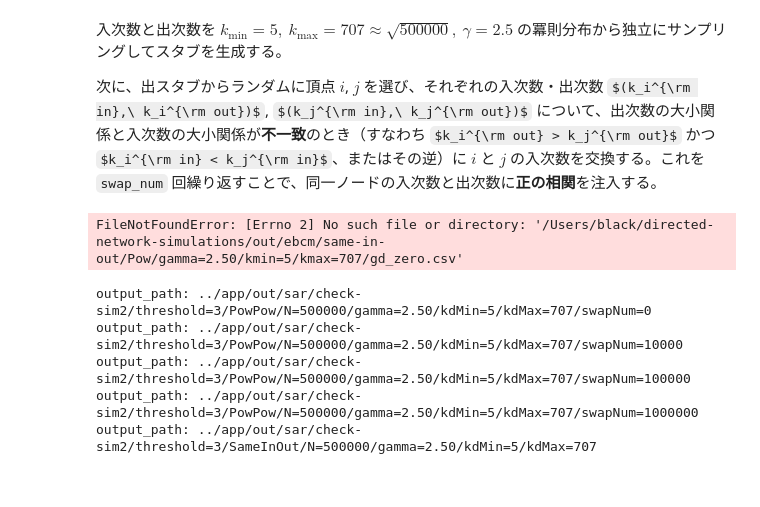
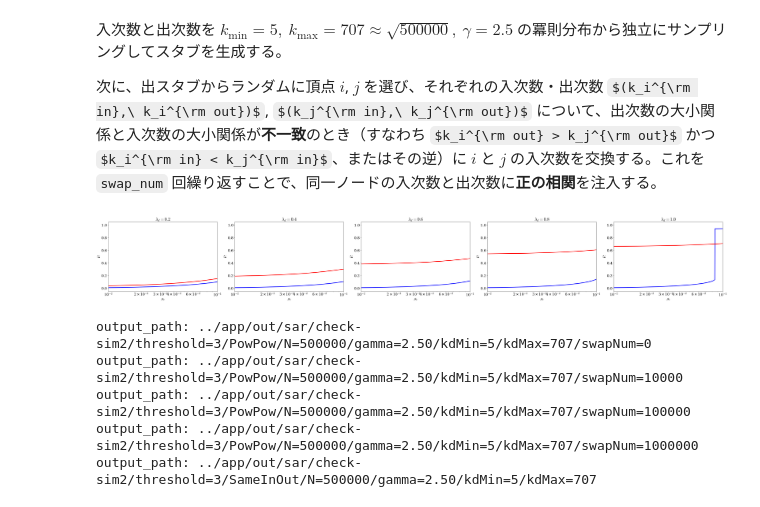
Before and after one commit to Kojirouuuu/directed-network-simulations, a Jupyter notebook: notebooks/directed-ebcm.ipynb, the cells around one changed output. Drawn from its saved outputs; the diff is of its cells as text; code cells hidden in the pictures; some formulas as TeX source.

```diff
--- a/notebooks/directed-ebcm.ipynb
+++ b/notebooks/directed-ebcm.ipynb
@@ -347,11 +354,38 @@ plt.show()
 pi_type = "Pow"
 same_in_out_dir = os.path.abspath(os.path.join("..", "out", "ebcm", "same-in-out"))
 # same_in_out_dir = os.path.abspath(os.path.join("..", "out", "ebcm", "pos-comparison", "same-in-out"))
-same_in_out_path = os.path.join(same_in_out_dir, f"{pi_type}", f"gamma={gamma:.2f}", f"kmin={kmin}", f"kmax={707}")
+same_in_out_path = os.path.join(same_in_out_dir, f"{pi_type}", f"gamma={gamma:.2f}", f"kmin={kmin}", f"kmax={kmax}")
 same_in_out_g = pd.read_csv(os.path.join(same_in_out_path, "gd_zero.csv"))
 same_in_out_g = same_in_out_g.set_index(["T", "rho0", "lambda_d", "mu"]).to_xarray()
-# %% [output]
-FileNotFoundError: [Errno 2] No such file or directory: '/Users/black/directed-network-simulations/out/ebcm/same-in-out/Pow/gamma=2.50/kmin=5/kmax=707/gd_zero.csv'
+# %%
+show_lambda_d_list = [0.2, 0.4, 0.6, 0.8, 1.0]
+fig, axes = plt.subplots(1, len(show_lambda_d_list), figsize=(9*len(show_lambda_d_list), 6), constrained_layout=True)
+
+for lambda_d_idx, cur_lambda_d in enumerate(show_lambda_d_list):
+    ax = axes[lambda_d_idx]
+
+    y = g["R"].sel(lambda_d=cur_lambda_d).sel(T=show_T).squeeze()
+    ax.plot(
+        y["rho0"], y,
+        linestyle="-", linewidth=3.0, color="blue"
+    )
+
+    y = same_in_out_g["R"].sel(lambda_d=cur_lambda_d).sel(T=show_T).squeeze()
+    ax.plot(
+        y["rho0"], y,
+        linestyle="-", linewidth=3.0, color="red"
+    )
+
+    ax.set_xlabel(rf"$\rho_0$")
+    ax.set_ylabel(rf"$R$")
+    ax.set_title(rf"$\lambda_d={cur_lambda_d}$")
+    ax.set_xscale("log")
+    # ax[1].grid(linestyle="-", alpha=0.3)
+    ax.set_xlim(1e-2, 1e-1)
+
+plt.show()
+# %% [output]
+[figure, added]
 # %%
 batch_size = 16
 swap_num_list = [0, 10000, 100000, 1000000]
```
Also changed, not shown: parts of 5 cells of this notebook.
